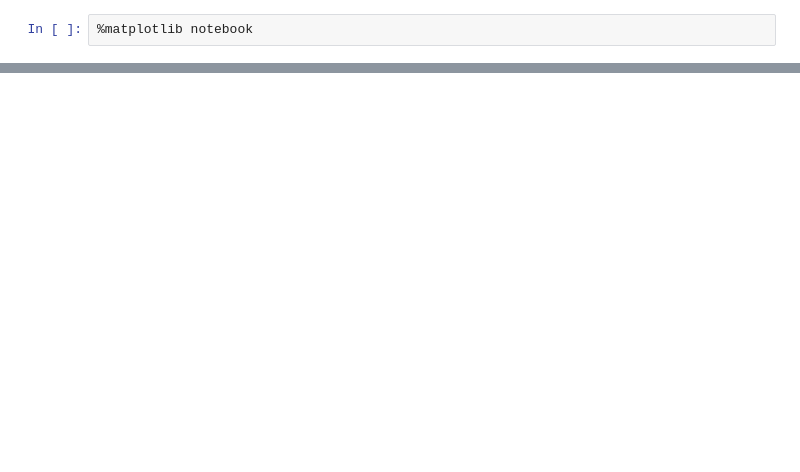
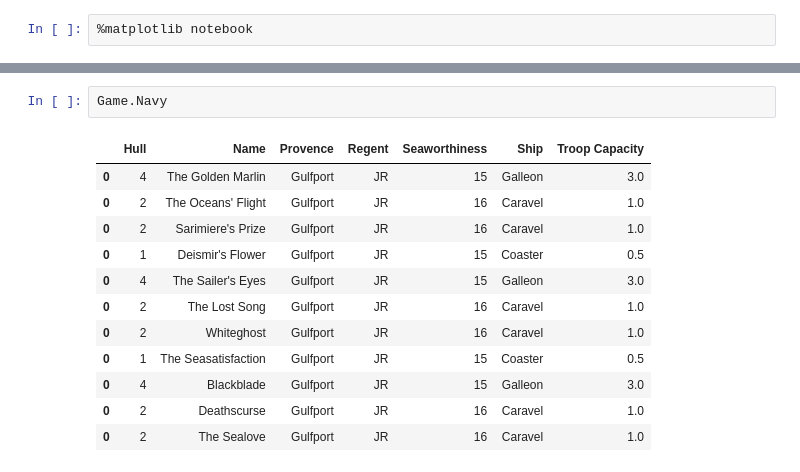
Before and after one commit to NeverForged/Regency, a Jupyter notebook: Code Testing.ipynb, the cells around one changed output, grey strips where cells are left out. Drawn from its saved outputs; the diff is of its cells as text; blank space fills up the shorter version.

```diff
--- a/Code Testing.ipynb
+++ b/Code Testing.ipynb
@@ -79,0 +168,15 @@ print(Game.War.iloc[0]['Notes'])
+# %%
+Game.Navy
+# %% [output]
+|  | Hull | Name | Provence | Regent | Seaworthiness | Ship | Troop Capacity |
+| 0 | 4 | The Golden Marlin | Gulfport | JR | 15 | Galleon | 3.0 |
+| 0 | 2 | The Oceans' Flight | Gulfport | JR | 16 | Caravel | 1.0 |
+| 0 | 2 | Sarimiere's Prize | Gulfport | JR | 16 | Caravel | 1.0 |
+| 0 | 1 | Deismir's Flower | Gulfport | JR | 15 | Coaster | 0.5 |
+| 0 | 4 | The Sailer's Eyes | Gulfport | JR | 15 | Galleon | 3.0 |
+| 0 | 2 | The Lost Song | Gulfport | JR | 16 | Caravel | 1.0 |
+| 0 | 2 | Whiteghost | Gulfport | JR | 16 | Caravel | 1.0 |
+| 0 | 1 | The Seasatisfaction | Gulfport | JR | 15 | Coaster | 0.5 |
+| 0 | 4 | Blackblade | Gulfport | JR | 15 | Galleon | 3.0 |
+| 0 | 2 | Deathscurse | Gulfport | JR | 16 | Caravel | 1.0 |
+| 0 | 2 | The Sealove | Gulfport | JR | 16 | Caravel | 1.0 |
```
Also changed, not shown: parts of 9 cells of this notebook, 1 other file.
